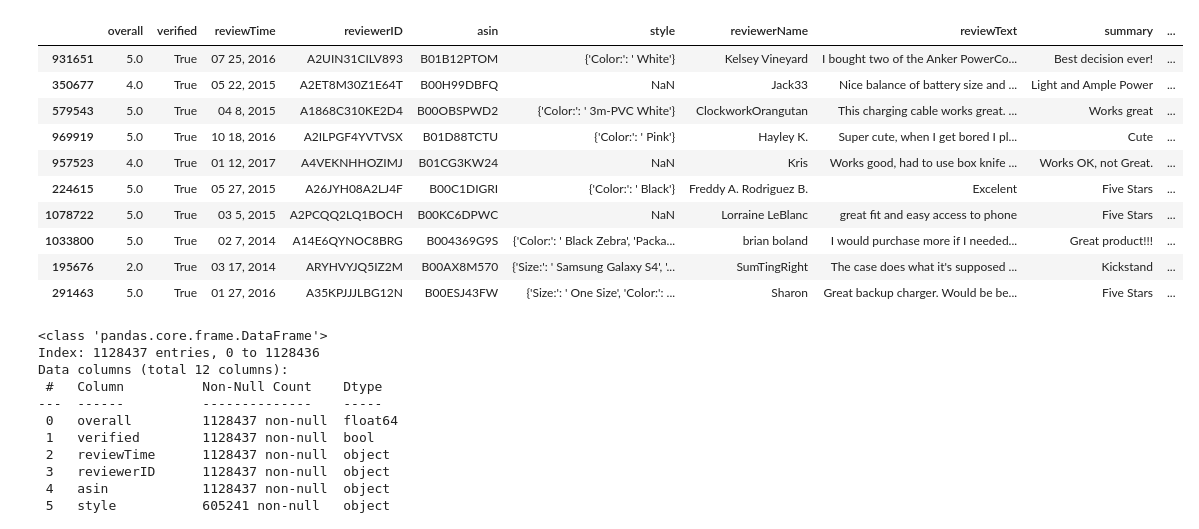
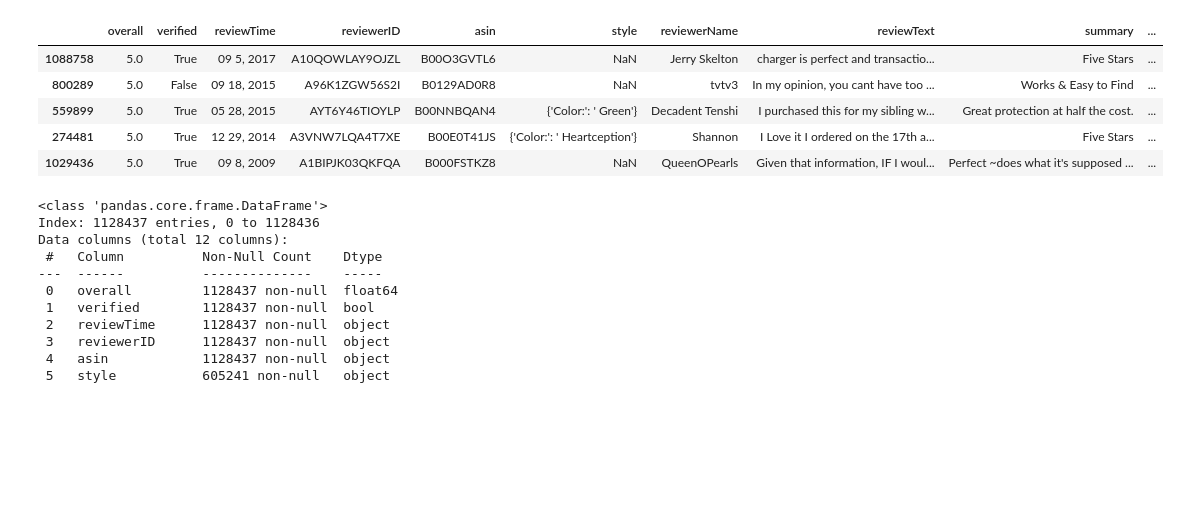
Before and after one commit to 0smee/nlp-capstone, a Jupyter notebook: notebooks/first_explore.ipynb, the cells around one changed output. Saved outputs shown, nothing was run; the diff lists cells and outputs as text; code cells hidden in the pictures; blank space fills up the shorter version.

```diff
--- a/notebooks/first_explore.ipynb
+++ b/notebooks/first_explore.ipynb
@@ -17,21 +17,16 @@ def getDF(path):
         i += 1
     return pd.DataFrame.from_dict(df, orient='index')
 # %%
-df = getDF('Cell_Phones_and_Accessories_5.json.gz')
+df = getDF('../data/Cell_Phones_and_Accessories_5.json.gz')
 # %%
-df.sample(10)
+df.sample(5)
 # %% [output]
 |  | overall | verified | reviewTime | reviewerID | asin | style | reviewerName | reviewText | summary | ... |
-| 931651 | 5.0 | True | 07 25, 2016 | A2UIN31CILV893 | B01B12PTOM | {'Color:': ' White'} | Kelsey Vineyard | I bought two of the Anker PowerCo... | Best decision ever! | ... |
-| 350677 | 4.0 | True | 05 22, 2015 | A2ET8M30Z1E64T | B00H99DBFQ | NaN | Jack33 | Nice balance of battery size and ... | Light and Ample Power | ... |
-| 579543 | 5.0 | True | 04 8, 2015 | A1868C310KE2D4 | B00OBSPWD2 | {'Color:': ' 3m-PVC White'} | ClockworkOrangutan | This charging cable works great. ... | Works great | ... |
-| 969919 | 5.0 | True | 10 18, 2016 | A2ILPGF4YVTVSX | B01D88TCTU | {'Color:': ' Pink'} | Hayley K. | Super cute, when I get bored I pl... | Cute | ... |
-| 957523 | 4.0 | True | 01 12, 2017 | A4VEKNHHOZIMJ | B01CG3KW24 | NaN | Kris | Works good, had to use box knife ... | Works OK, not Great. | ... |
-| 224615 | 5.0 | True | 05 27, 2015 | A26JYH08A2LJ4F | B00C1DIGRI | {'Color:': ' Black'} | Freddy A. Rodriguez B. | Excelent | Five Stars | ... |
-| 1078722 | 5.0 | True | 03 5, 2015 | A2PCQQ2LQ1BOCH | B00KC6DPWC | NaN | Lorraine LeBlanc | great fit and easy access to phone | Five Stars | ... |
-| 1033800 | 5.0 | True | 02 7, 2014 | A14E6QYNOC8BRG | B004369G9S | {'Color:': ' Black Zebra', 'Packa... | brian boland | I would purchase more if I needed... | Great product!!! | ... |
-| 195676 | 2.0 | True | 03 17, 2014 | ARYHVYJQ5IZ2M | B00AX8M570 | {'Size:': ' Samsung Galaxy S4', '... | SumTingRight | The case does what it's supposed ... | Kickstand | ... |
-| 291463 | 5.0 | True | 01 27, 2016 | A35KPJJJLBG12N | B00ESJ43FW | {'Size:': ' One Size', 'Color:': ... | Sharon | Great backup charger. Would be be... | Five Stars | ... |
+| 1088758 | 5.0 | True | 09 5, 2017 | A10QOWLAY9OJZL | B00O3GVTL6 | NaN | Jerry Skelton | charger is perfect and transactio... | Five Stars | ... |
+| 800289 | 5.0 | False | 09 18, 2015 | A96K1ZGW56S2I | B0129AD0R8 | NaN | tvtv3 | In my opinion, you cant have too ... | Works & Easy to Find | ... |
+| 559899 | 5.0 | True | 05 28, 2015 | AYT6Y46TIOYLP | B00NNBQAN4 | {'Color:': ' Green'} | Decadent Tenshi | I purchased this for my sibling w... | Great protection at half the cost. | ... |
+| 274481 | 5.0 | True | 12 29, 2014 | A3VNW7LQA4T7XE | B00E0T41JS | {'Color:': ' Heartception'} | Shannon | I Love it I ordered on the 17th a... | Five Stars | ... |
+| 1029436 | 5.0 | True | 09 8, 2009 | A1BIPJK03QKFQA | B000FSTKZ8 | NaN | QueenOPearls | Given that information, IF I woul... | Perfect ~does what it's supposed ... | ... |
 # %%
 df.info()
 # %% [output]
```
Also changed, not shown: parts of 54 cells of this notebook.
